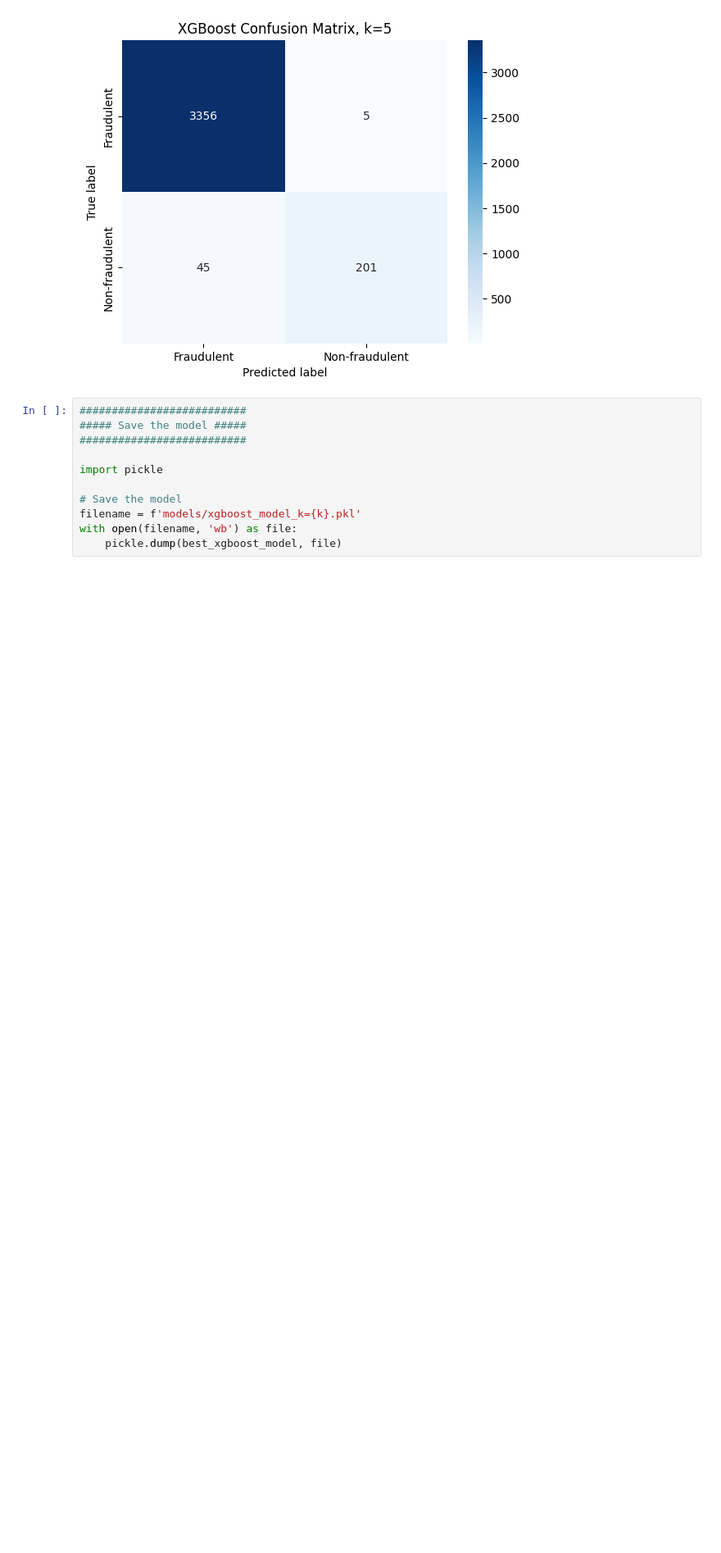
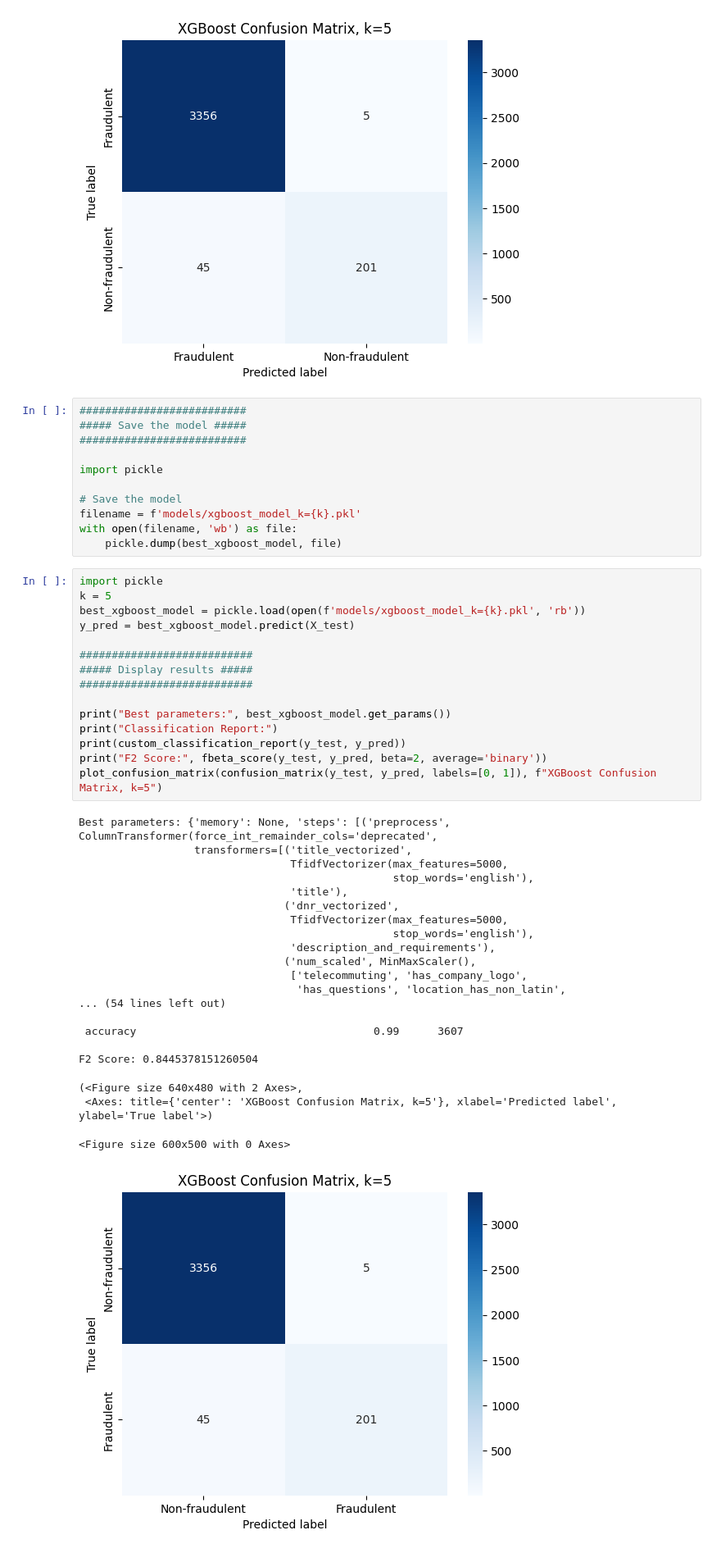
Before and after one commit to dev-JasonYoo/Fraudulent-Job-Posting-Prediction-with-NLP, a Jupyter notebook: 3_4_data_training_xgboost_k=5.ipynb, the cells around one changed output. Shown: that part at 82% size. Cells and saved outputs as stored; diff of their text form; blank space fills up the shorter version.

```diff
--- a/3_4_data_training_xgboost_k=5.ipynb
+++ b/3_4_data_training_xgboost_k=5.ipynb
@@ -153,3 +136,40 @@ import pickle
 filename = f'models/xgboost_model_k={k}.pkl'
 with open(filename, 'wb') as file:
     pickle.dump(best_xgboost_model, file)
+# %%
+import pickle
+k = 5
+best_xgboost_model = pickle.load(open(f'models/xgboost_model_k={k}.pkl', 'rb'))
+y_pred = best_xgboost_model.predict(X_test)
+
+###########################
+##### Display results #####
+###########################
+
+print("Best parameters:", best_xgboost_model.get_params())
+print("Classification Report:")
+print(custom_classification_report(y_test, y_pred))
+print("F2 Score:", fbeta_score(y_test, y_pred, beta=2, average='binary'))
+plot_confusion_matrix(confusion_matrix(y_test, y_pred, labels=[0, 1]), f"XGBoost Confusion Matrix, k=5")
+# %% [output]
+Best parameters: {'memory': None, 'steps': [('preprocess', ColumnTransformer(force_int_remainder_cols='deprecated',
+                  transformers=[('title_vectorized',
+                                 TfidfVectorizer(max_features=5000,
+                                                 stop_words='english'),
+                                 'title'),
+                                ('dnr_vectorized',
+                                 TfidfVectorizer(max_features=5000,
+                                                 stop_words='english'),
+                                 'description_and_requirements'),
+                                ('num_scaled', MinMaxScaler(),
+                                 ['telecommuting', 'has_company_logo',
+                                  'has_questions', 'location_has_non_latin',
+... (54 lines left out)
+
+ accuracy                                     0.99      3607
+
+F2 Score: 0.8445378151260504
+(<Figure size 640x480 with 2 Axes>,
+ <Axes: title={'center': 'XGBoost Confusion Matrix, k=5'}, xlabel='Predicted label', ylabel='True label'>)
+<Figure size 600x500 with 0 Axes>
+[figure, added]
```
Also changed, not shown: parts of 2 cells of this notebook.
